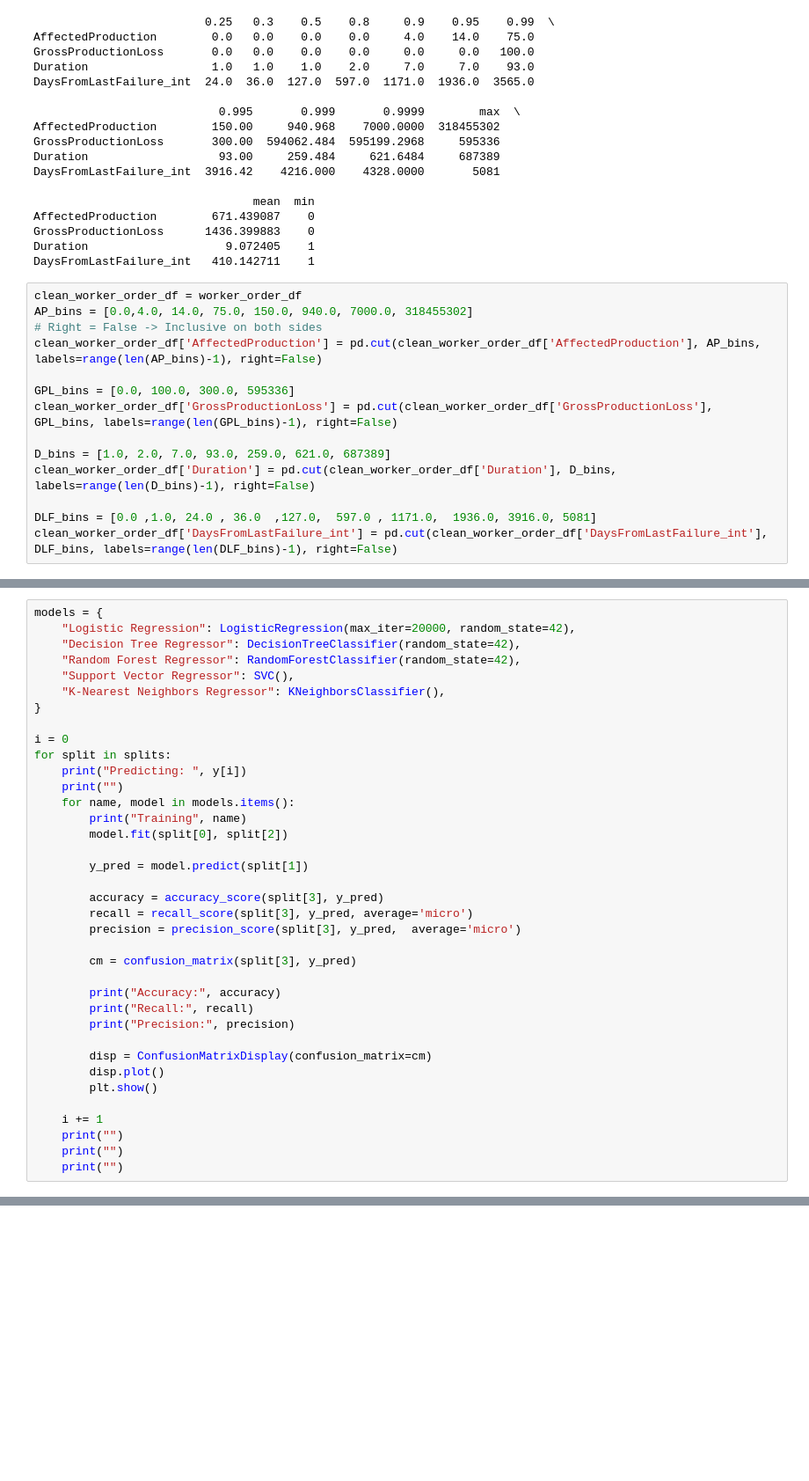
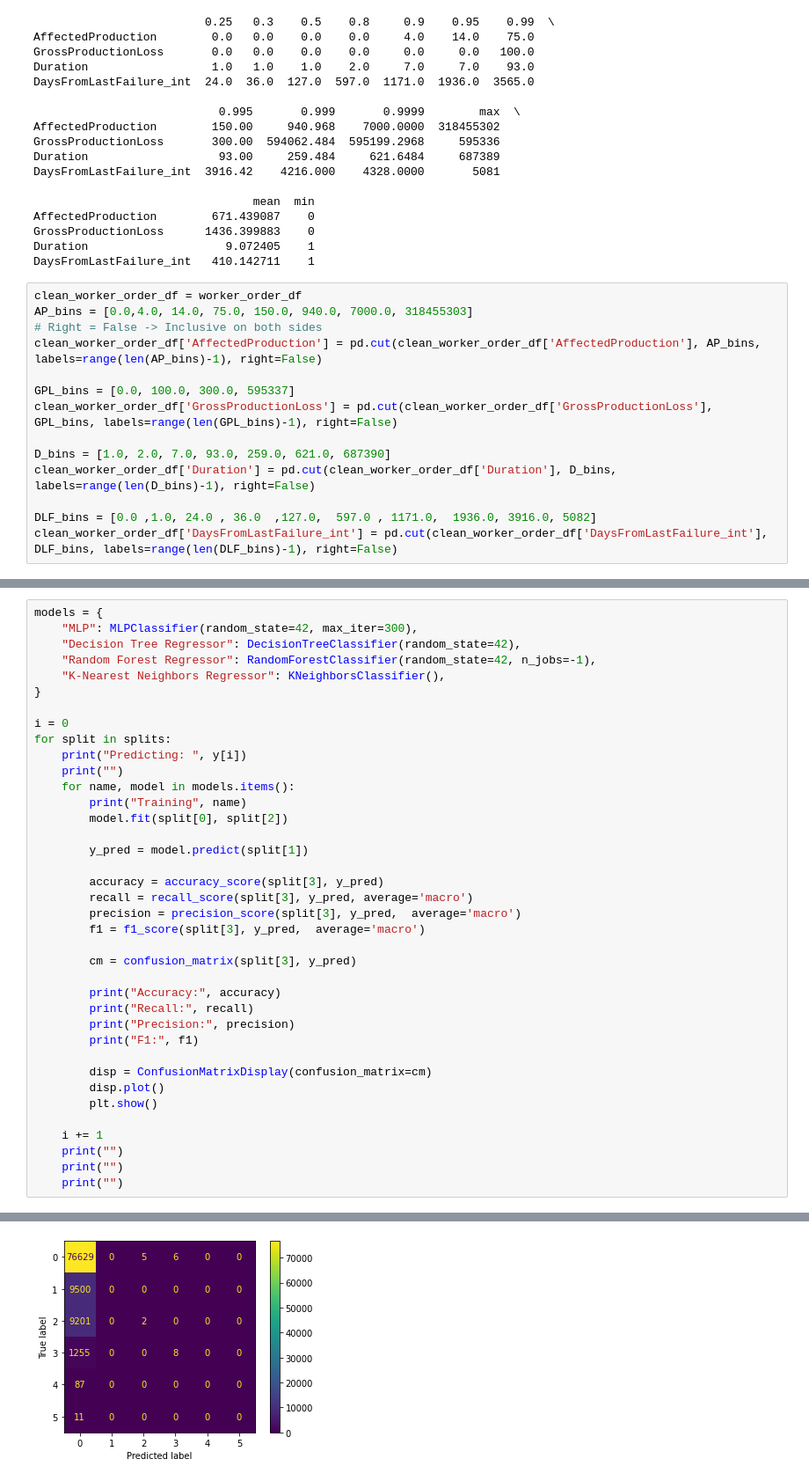
Before and after one commit to EinarLop/Chevorn_AI, a Jupyter notebook: ChevronCLASSPRED.ipynb, the cells around one changed output, grey strips where cells are left out. Shown at 88% size. Cells and saved outputs as stored; diff of their text form; blank space fills up the shorter version.

```diff
--- a/ChevronCLASSPRED.ipynb
+++ b/ChevronCLASSPRED.ipynb
@@ -47,17 +48,17 @@ Duration                    9.072405    1
 DaysFromLastFailure_int   410.142711    1
 # %%
 clean_worker_order_df = worker_order_df
-AP_bins = [0.0,4.0, 14.0, 75.0, 150.0, 940.0, 7000.0, 318455302]
+AP_bins = [0.0,4.0, 14.0, 75.0, 150.0, 940.0, 7000.0, 318455303]
 # Right = False -> Inclusive on both sides
 clean_worker_order_df['AffectedProduction'] = pd.cut(clean_worker_order_df['AffectedProduction'], AP_bins, labels=range(len(AP_bins)-1), right=False)
 
-GPL_bins = [0.0, 100.0, 300.0, 595336]
+GPL_bins = [0.0, 100.0, 300.0, 595337]
 clean_worker_order_df['GrossProductionLoss'] = pd.cut(clean_worker_order_df['GrossProductionLoss'], GPL_bins, labels=range(len(GPL_bins)-1), right=False)
 
-D_bins = [1.0, 2.0, 7.0, 93.0, 259.0, 621.0, 687389]
+D_bins = [1.0, 2.0, 7.0, 93.0, 259.0, 621.0, 687390]
 clean_worker_order_df['Duration'] = pd.cut(clean_worker_order_df['Duration'], D_bins, labels=range(len(D_bins)-1), right=False)
 
-DLF_bins = [0.0 ,1.0, 24.0 , 36.0  ,127.0,  597.0 , 1171.0,  1936.0, 3916.0, 5081]
+DLF_bins = [0.0 ,1.0, 24.0 , 36.0  ,127.0,  597.0 , 1171.0,  1936.0, 3916.0, 5082]
 clean_worker_order_df['DaysFromLastFailure_int'] = pd.cut(clean_worker_order_df['DaysFromLastFailure_int'], DLF_bins, labels=range(len(DLF_bins)-1), right=False)
 # %%
 job_df_predict = clean_worker_order_df
@@ -80,10 +81,9 @@ X_DLF_train, X_DLF_test, y_DLF_train, y_DLF_test = train_test_split(Xs[3], job_d
 splits = [[X_D_train, X_D_test, y_D_train, y_D_test], [X_AP_train, X_AP_test, y_AP_train, y_AP_test], [X_GPL_train, X_GPL_test, y_GPL_train, y_GPL_test], [X_DLF_train, X_DLF_test, y_DLF_train, y_DLF_test]]
 # %%
 models = {
-    "Logistic Regression": LogisticRegression(max_iter=20000, random_state=42),
+    "MLP": MLPClassifier(random_state=42, max_iter=300),
     "Decision Tree Regressor": DecisionTreeClassifier(random_state=42),
-    "Random Forest Regressor": RandomForestClassifier(random_state=42),
-    "Support Vector Regressor": SVC(),
+    "Random Forest Regressor": RandomForestClassifier(random_state=42, n_jobs=-1),
     "K-Nearest Neighbors Regressor": KNeighborsClassifier(),
 }
 
@@ -98,14 +98,16 @@ for split in splits:
         y_pred = model.predict(split[1])
 
         accuracy = accuracy_score(split[3], y_pred)
-        recall = recall_score(split[3], y_pred, average='micro')
-        precision = precision_score(split[3], y_pred,  average='micro')
+        recall = recall_score(split[3], y_pred, average='macro')
+        precision = precision_score(split[3], y_pred,  average='macro')
+        f1 = f1_score(split[3], y_pred,  average='macro')
 
         cm = confusion_matrix(split[3], y_pred)
 
         print("Accuracy:", accuracy)
         print("Recall:", recall)
         print("Precision:", precision)
+        print("F1:", f1)
 
         disp = ConfusionMatrixDisplay(confusion_matrix=cm)
         disp.plot()
@@ -122,0 +128 @@ KeyboardInterrupt:
+[figure, added]
```
Also changed, not shown: parts of 11 cells of this notebook, 2 other files.
